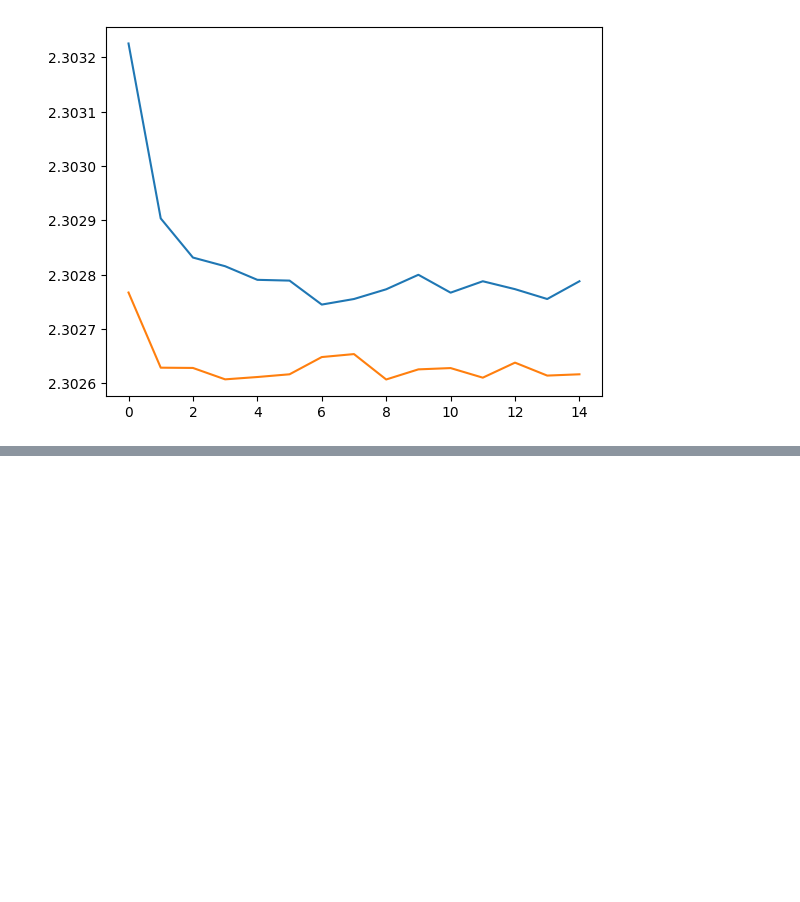
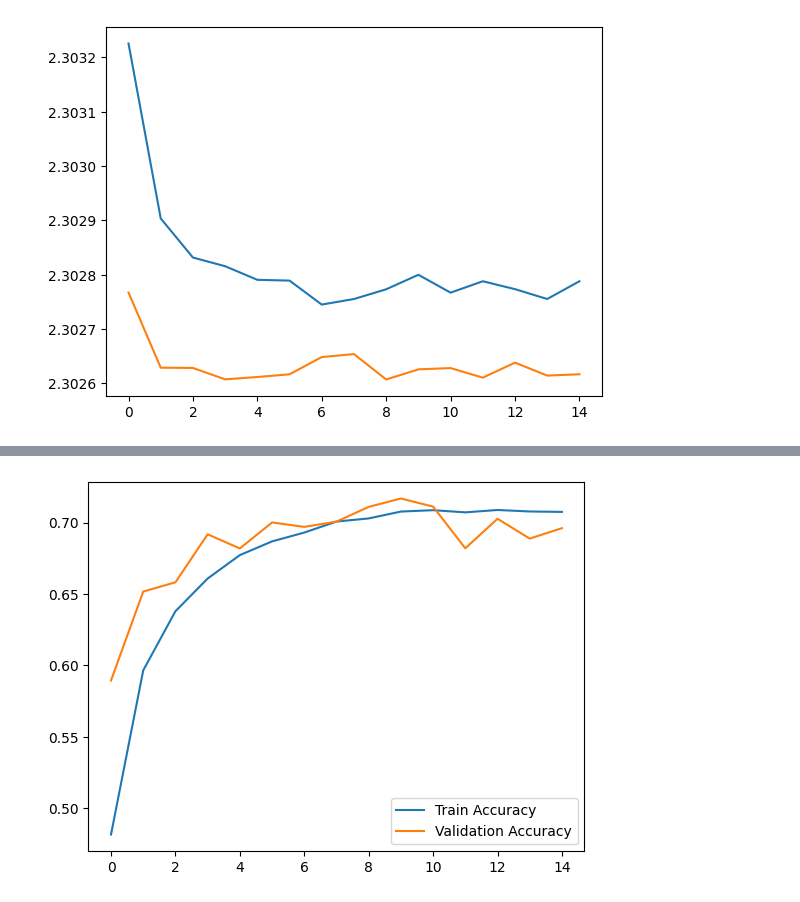
Before and after one commit to BiPaulEr/DeepLearning, a Jupyter notebook: Chap02/cifar10_cnn.ipynb, the cells around one changed output, grey strips where cells are left out. Saved outputs shown, nothing was run; the diff lists cells and outputs as text; code cells hidden in the pictures; blank space fills up the shorter version.

```diff
--- a/Chap02/cifar10_cnn.ipynb
+++ b/Chap02/cifar10_cnn.ipynb
@@ -175,0 +233,26 @@ plt.show()
+# %%
+from keras import regularizers
+weight_decay =  1e-4
+regularizers.l2(weight_decay)
+model3 = Sequential()
+model3.add(Conv2D(filters=16, kernel_size=2, padding='same', kernel_regularizer=regularizers.l2(weight_decay),
+activation='relu', input_shape=input_shape))
+model3.add(MaxPooling2D(pool_size=2))
+
+model3.add(Conv2D(filters=32, kernel_size=2, padding='same',  kernel_regularizer=regularizers.l2(weight_decay),
+activation='relu'))
+model3.add(MaxPooling2D(pool_size=2))
+
+model3.add(Conv2D(filters=64, kernel_size=2, padding='same',  kernel_regularizer=regularizers.l2(weight_decay),
+activation='relu'))
+model3.add(MaxPooling2D(pool_size=2))
+
+model3.add(Dropout(0.3))
+
+model3.add(Flatten())
+
+model3.add(Dense(500, activation='relu'))
+model3.add(Dropout(0.4))
+
+model3.add(Dense(10, activation='softmax'))
+model3.summary()
@@ -175,0 +281,8 @@ plt.show()
+# %%
+model3.compile(loss='categorical_crossentropy', optimizer='rmsprop',
+              metrics=['accuracy'])
+checkpointer3 = ModelCheckpoint(filepath='model.weights.color.conv.dropout.l2.keras', verbose=1,
+                               save_best_only=True)
+hist3 = model3.fit(x_train, y_train, batch_size=32, epochs=15,
+          validation_data=(x_test, y_test), callbacks=[checkpointer3],
+          verbose=2, shuffle=True)
@@ -175,0 +307,7 @@ plt.show()
+# %%
+plt.plot(hist3.history['accuracy'], label='Train Accuracy')
+plt.plot(hist3.history['val_accuracy'], label='Validation Accuracy')
+plt.legend()
+plt.show()
+# %% [output]
+[figure, added]
```
Also changed, not shown: parts of 10 cells of this notebook.
